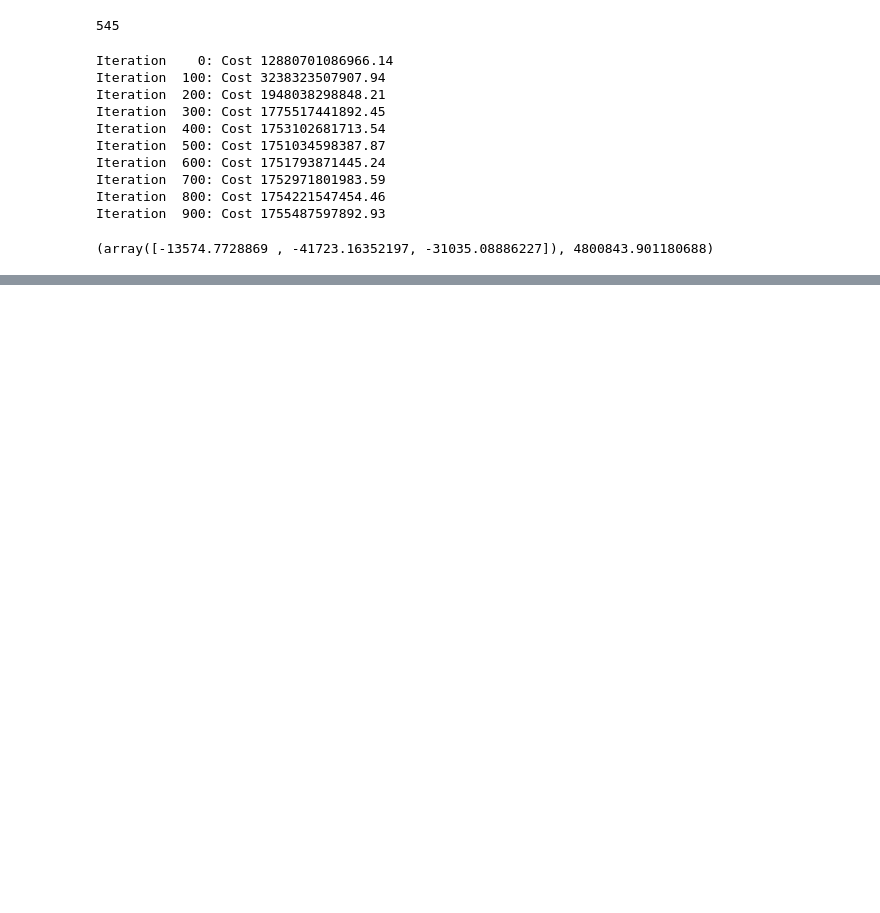
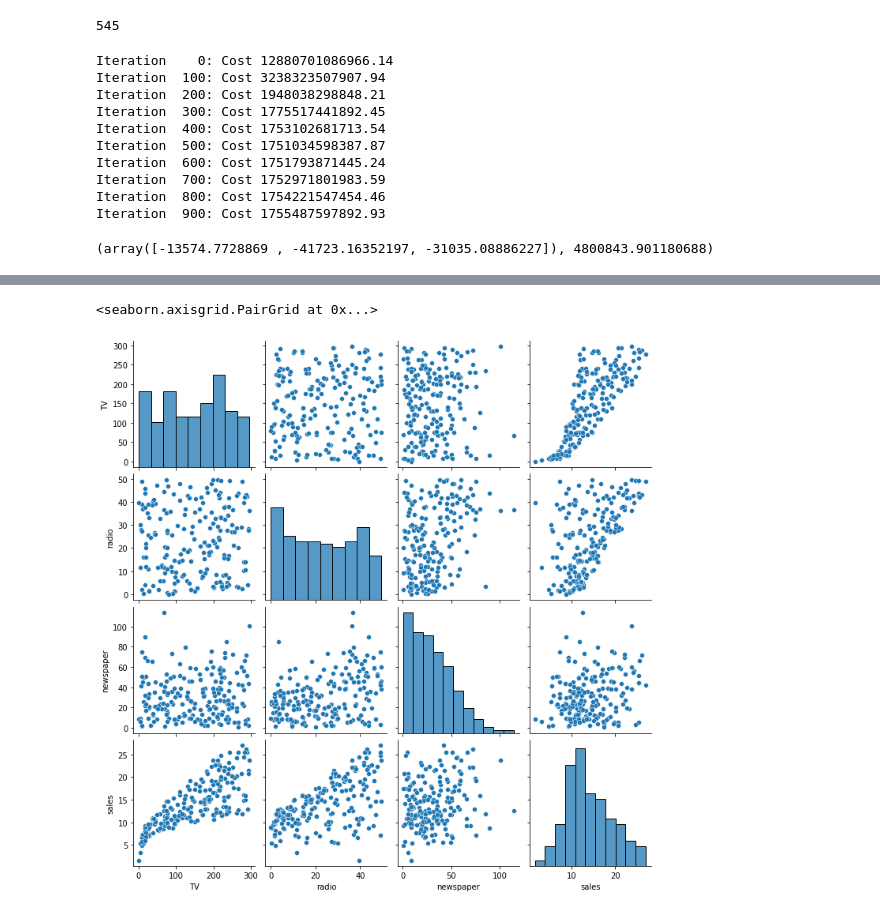
Before and after one commit to shreyash2503/MachineLearningSkLearn, a Jupyter notebook: Regression.ipynb, the cells around one changed output, grey strips where cells are left out. Drawn from its saved outputs; the diff is of its cells as text; code cells hidden in the pictures; blank space fills up the shorter version.

```diff
--- a/Regression.ipynb
+++ b/Regression.ipynb
@@ -253,0 +448,2 @@ ValueError: x and y must have same first dimension, but have shapes (1,) and (10
+# %%
+df = pd.read_csv('Advertising.csv')
@@ -253,0 +459,5 @@ ValueError: x and y must have same first dimension, but have shapes (1,) and (10
+# %%
+sns.pairplot(data = df)
+# %% [output]
+<seaborn.axisgrid.PairGrid at 0x...>
+[figure, added]
```
Also changed, not shown: parts of 79 cells of this notebook, 17 other files.
